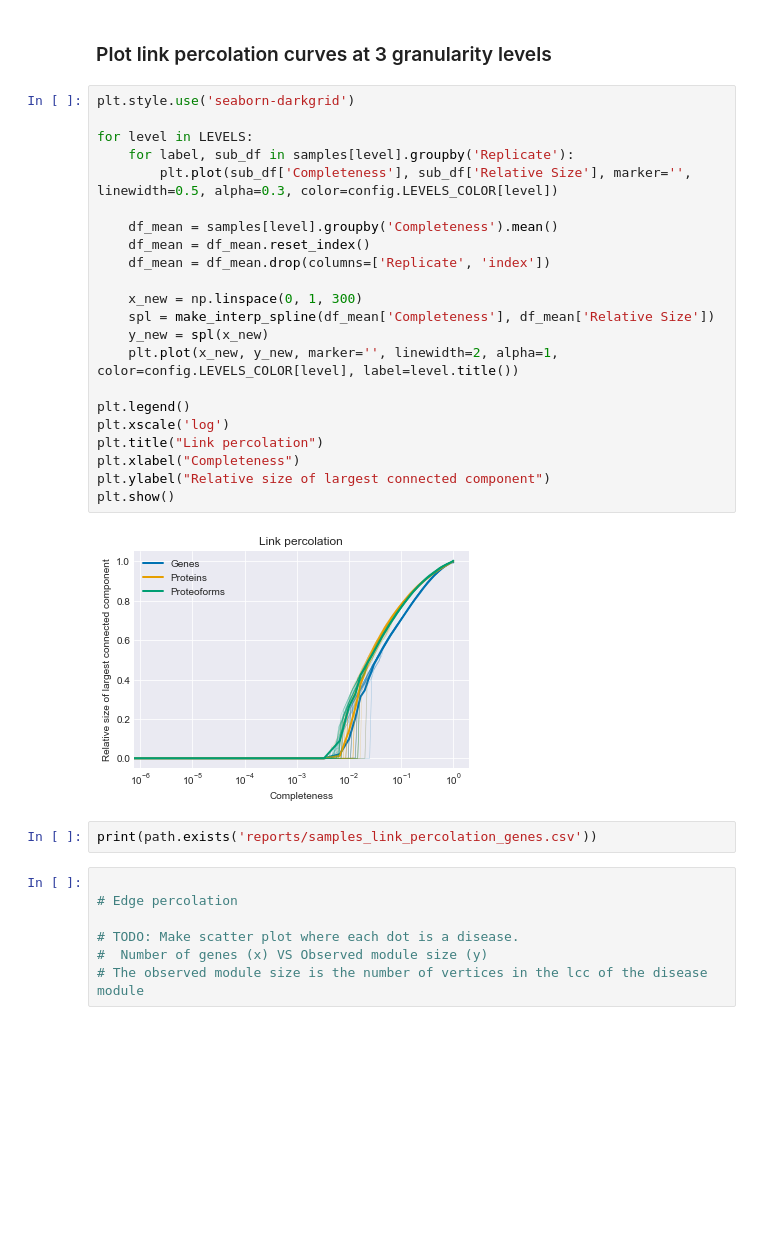
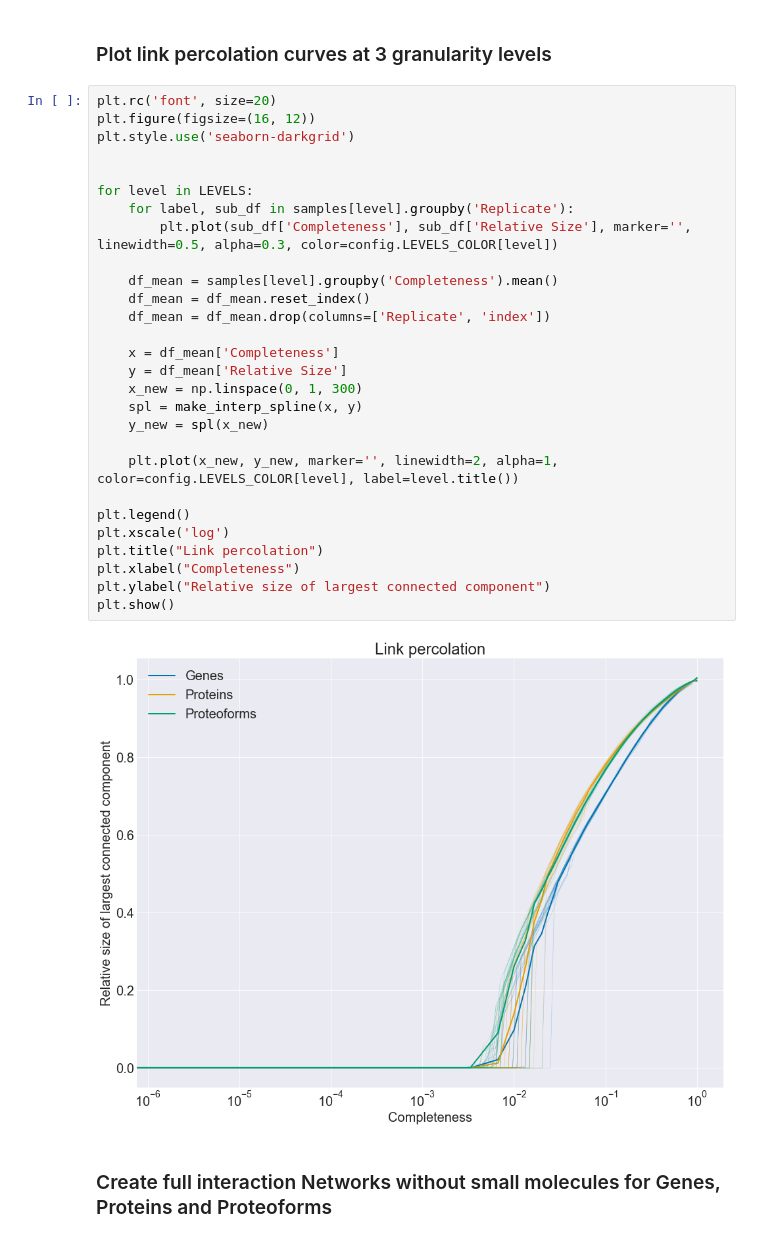
Before and after one commit to PathwayAnalysisPlatform/ProteoformNetworks, a Jupyter notebook: src/Python/analysis_network_percolation.ipynb, the cells around one changed output. Cells and saved outputs as stored; diff of their text form; blank space fills up the shorter version.

```diff
--- a/src/Python/analysis_network_percolation.ipynb
+++ b/src/Python/analysis_network_percolation.ipynb
@@ -86,35 +85,34 @@ Reading percolation samples for proteoforms
 # %% [markdown]
 ### Plot link percolation curves at 3 granularity levels
 # %%
+plt.rc('font', size=20)
+plt.figure(figsize=(16, 12))
 plt.style.use('seaborn-darkgrid')
+
 
 for level in LEVELS:
     for label, sub_df in samples[level].groupby('Replicate'):
         plt.plot(sub_df['Completeness'], sub_df['Relative Size'], marker='', linewidth=0.5, alpha=0.3, color=config.LEVELS_COLOR[level])
 
     df_mean = samples[level].groupby('Completeness').mean()
     df_mean = df_mean.reset_index()
     df_mean = df_mean.drop(columns=['Replicate', 'index'])
 
+    x = df_mean['Completeness']
+    y = df_mean['Relative Size']
     x_new = np.linspace(0, 1, 300)
-    spl = make_interp_spline(df_mean['Completeness'], df_mean['Relative Size'])
+    spl = make_interp_spline(x, y)
     y_new = spl(x_new)
+
     plt.plot(x_new, y_new, marker='', linewidth=2, alpha=1, color=config.LEVELS_COLOR[level], label=level.title())
 
 plt.legend()
 plt.xscale('log')
 plt.title("Link percolation")
 plt.xlabel("Completeness")
 plt.ylabel("Relative size of largest connected component")
 plt.show()
 # %% [output]
-[figure, old version]
+[figure, new version]
-# %%
-print(path.exists('reports/samples_link_percolation_genes.csv'))
-# %%
-
-# Edge percolation
-
-# TODO: Make scatter plot where each dot is a disease.
-#  Number of genes (x) VS Observed module size (y)
-# The observed module size is the number of vertices in the lcc of the disease module
+# %% [markdown]
+ ### Create full interaction Networks without small molecules for Genes, Proteins and Proteoforms
```
Also changed, not shown: parts of 17 cells of this notebook, 2 other files.
